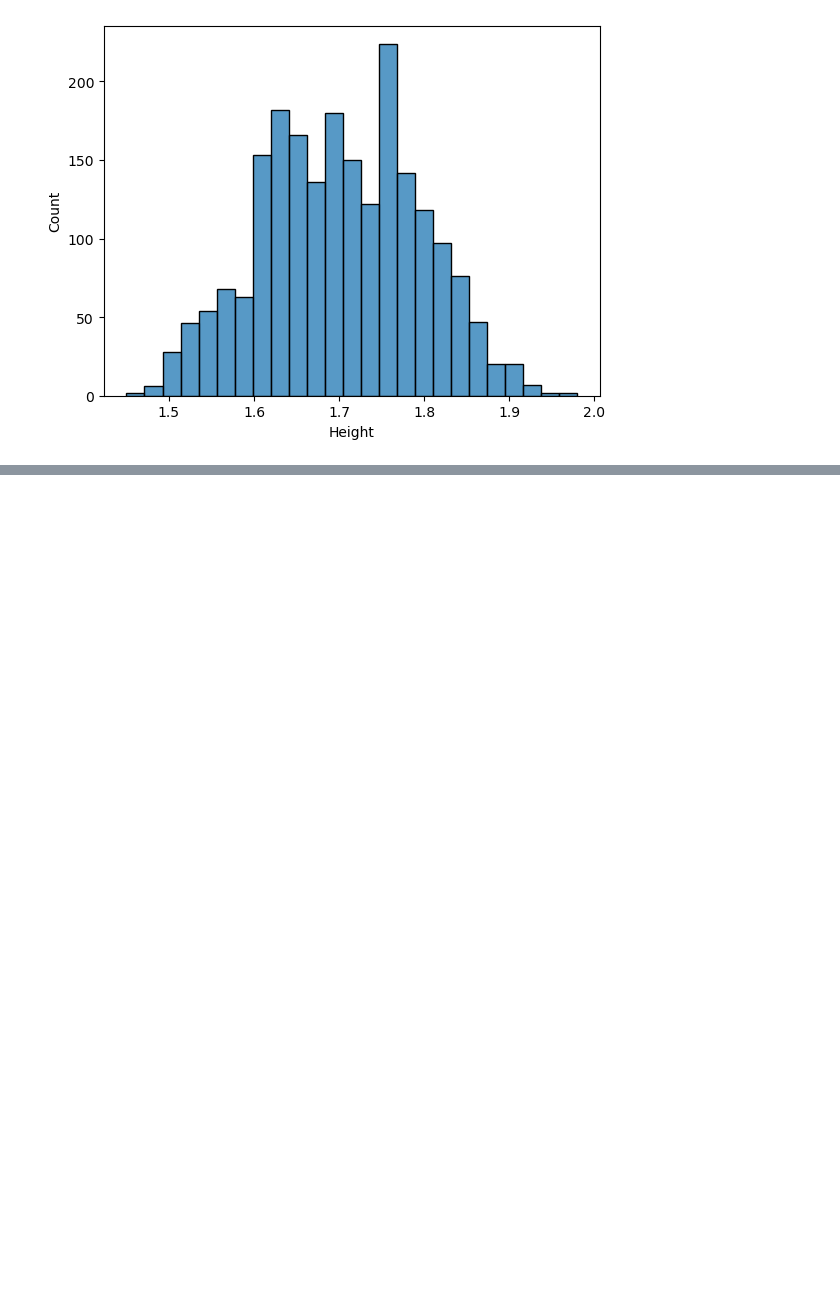
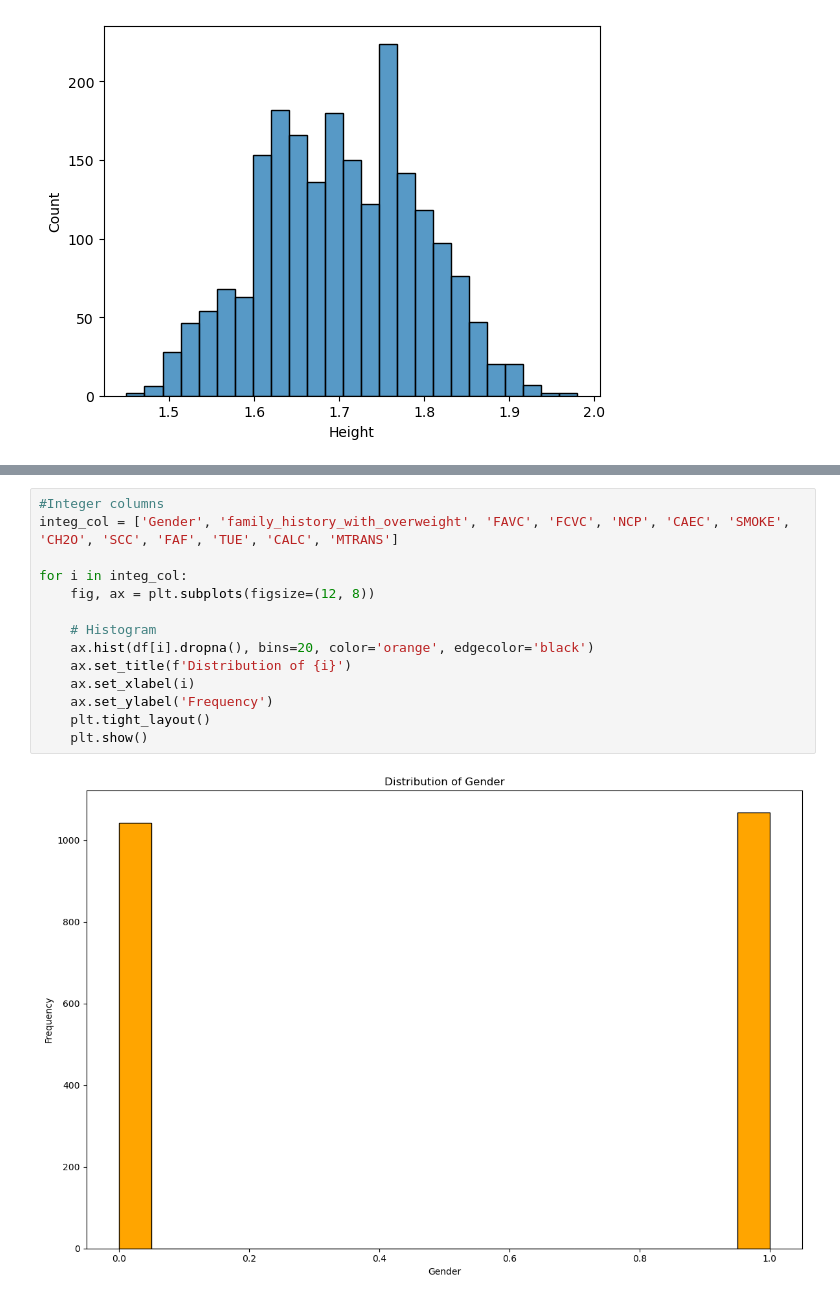
Before and after one commit to 2026362-Silvia/Machine-Learning, a Jupyter notebook: SilviaSolanoMarchini_1st_assessment_ML.ipynb, the cells around one changed output, grey strips where cells are left out. Cells and saved outputs as stored; diff of their text form; blank space fills up the shorter version.

```diff
--- a/SilviaSolanoMarchini_1st_assessment_ML.ipynb
+++ b/SilviaSolanoMarchini_1st_assessment_ML.ipynb
@@ -160,0 +206,16 @@ array([2.      , 3.      , 1.      , 2.450218, 2.880161, 2.00876 ,
+# %%
+#Integer columns
+integ_col = ['Gender', 'family_history_with_overweight', 'FAVC', 'FCVC', 'NCP', 'CAEC', 'SMOKE', 'CH2O', 'SCC', 'FAF', 'TUE', 'CALC', 'MTRANS']
+
+for i in integ_col:
+    fig, ax = plt.subplots(figsize=(12, 8))
+
+    # Histogram
+    ax.hist(df[i].dropna(), bins=20, color='orange', edgecolor='black')
+    ax.set_title(f'Distribution of {i}')
+    ax.set_xlabel(i)
+    ax.set_ylabel('Frequency')
+    plt.tight_layout()
+    plt.show()
+# %% [output]
+[figure, added]
```
Also changed, not shown: parts of 27 cells of this notebook.
